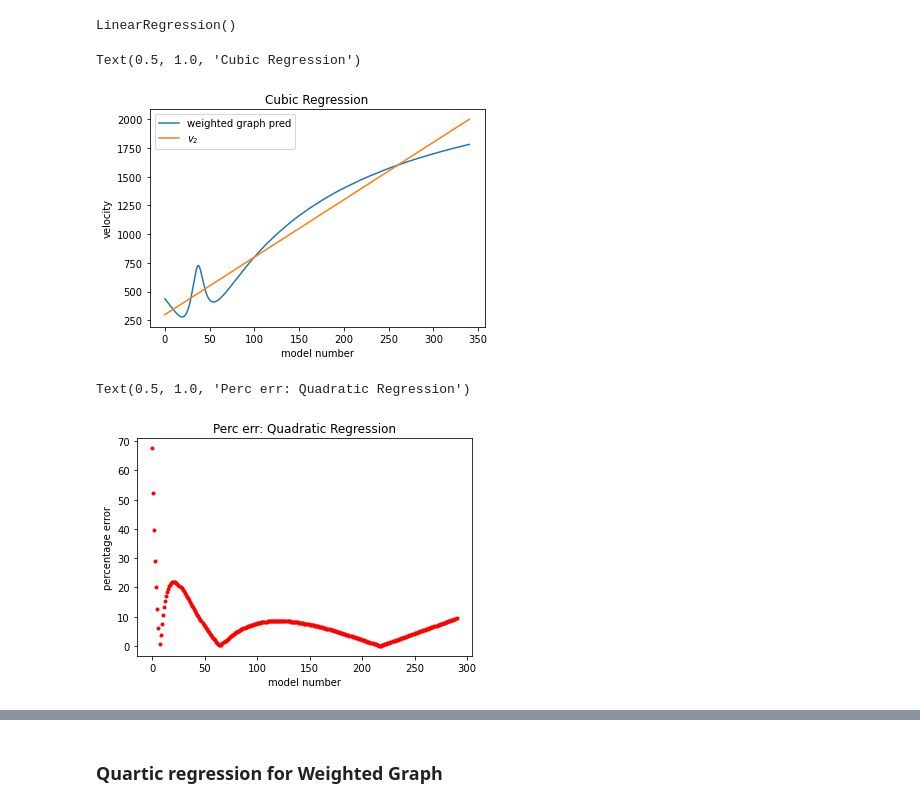
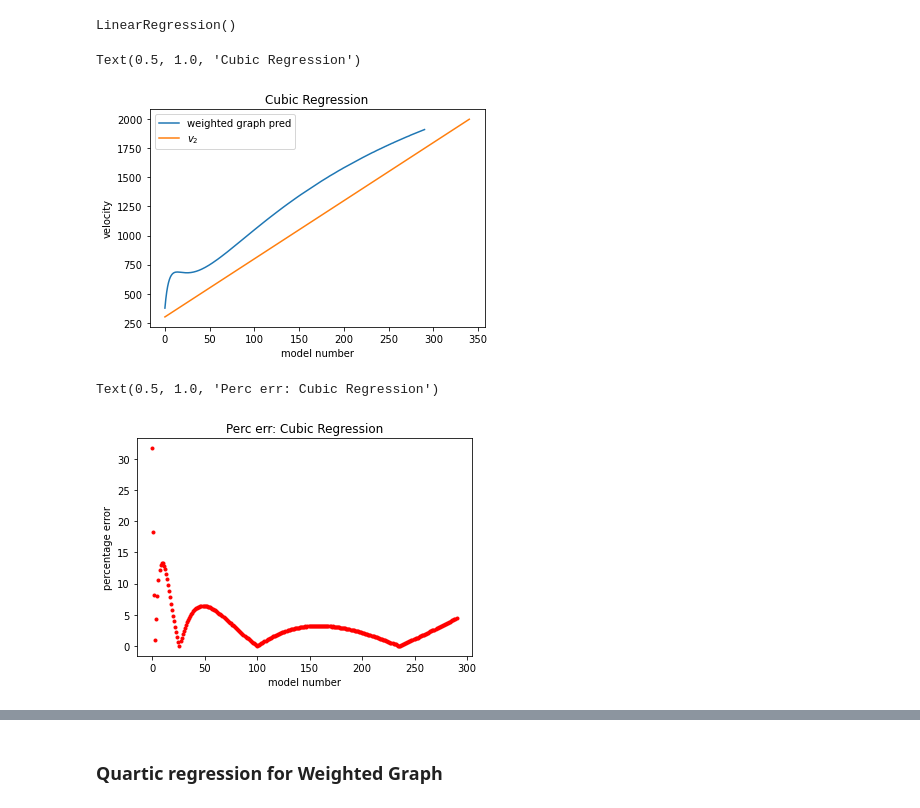
Before and after one commit to Ibrahim-Sarumi/Seismic_Velocity-Eigenvalues, a Jupyter notebook: Seismic_Velocity_Approximation.ipynb, the cells around one changed output, grey strips where cells are left out. Cells and saved outputs as stored; diff of their text form; code cells hidden in the pictures.

```diff
--- a/Seismic_Velocity_Approximation.ipynb
+++ b/Seismic_Velocity_Approximation.ipynb
@@ -185,10 +184,10 @@ array([[-5.69629507e-02,  1.02152603e-07]])
 ### Cubic regression for Weighted Graph
 # %%
 cubic_model = PolynomialFeatures(degree=3,include_bias=False)
-cubic_model_features = cubic_model.fit_transform(sorted_model_LE.reshape(-1, 1))
+cubic_model_features = cubic_model.fit_transform(sorted_model_LE[50:].reshape(-1, 1))
 # %%
 lr_model_cubic = LinearRegression()
-lr_model_cubic.fit(cubic_model_features, v2)
+lr_model_cubic.fit(cubic_model_features, v2[50:])
 # %% [output]
 LinearRegression()
 # %%
@@ -202,7 +201,7 @@ plt.legend()
 plt.title("Cubic Regression")
 # %% [output]
 Text(0.5, 1.0, 'Cubic Regression')
-[figure, old version]
+[figure, new version]
 # %%
 #plt.plot(np.abs(v2 - lr_model_pred), label = "weighted graph pred")
 #plt.xlabel("model number")
@@ -210,10 +209,10 @@ Text(0.5, 1.0, 'Cubic Regression')
 #plt.legend()
 #plt.title("Quadratic Regression")
 # %%
-plt.plot(np.abs((v2[50:] - lr_model_quad_pred)/v2[50:])*100, "r.")
+plt.plot(np.abs((v2[50:] - lr_model_cubic_pred)/v2[50:])*100, "r.")
 plt.xlabel("model number")
 plt.ylabel("percentage error")
-plt.title("Perc err: Quadratic Regression")
+plt.title("Perc err: Cubic Regression")
 # %% [output]
-Text(0.5, 1.0, 'Perc err: Quadratic Regression')
+Text(0.5, 1.0, 'Perc err: Cubic Regression')
-[figure, old version]
+[figure, new version]
```
Also changed, not shown: parts of 32 cells of this notebook.
